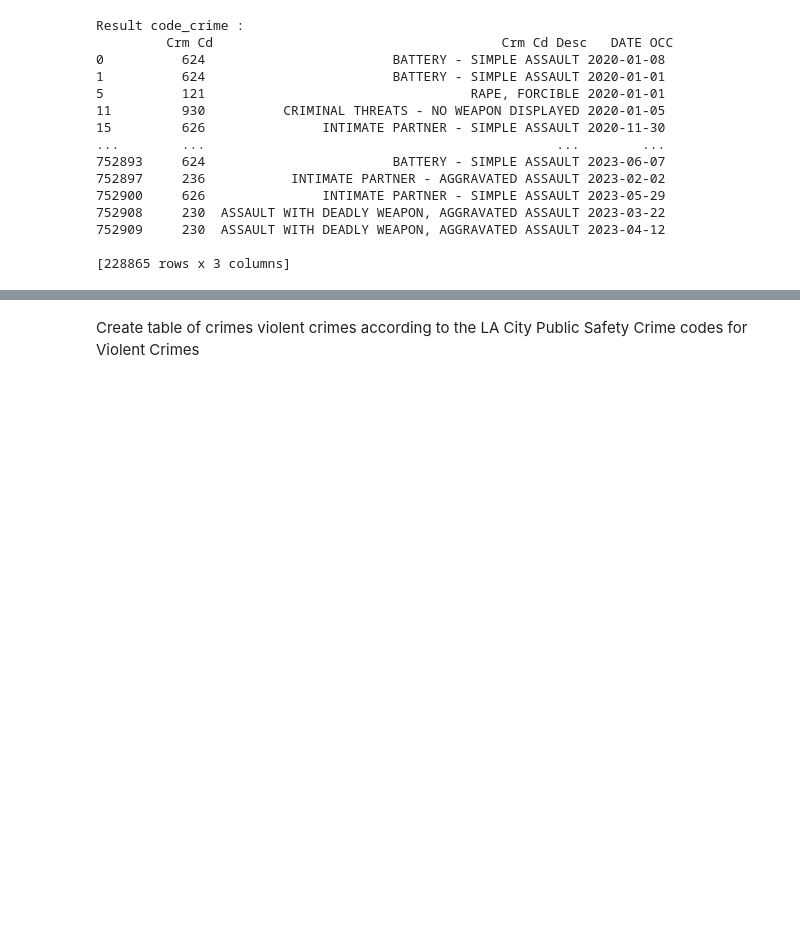
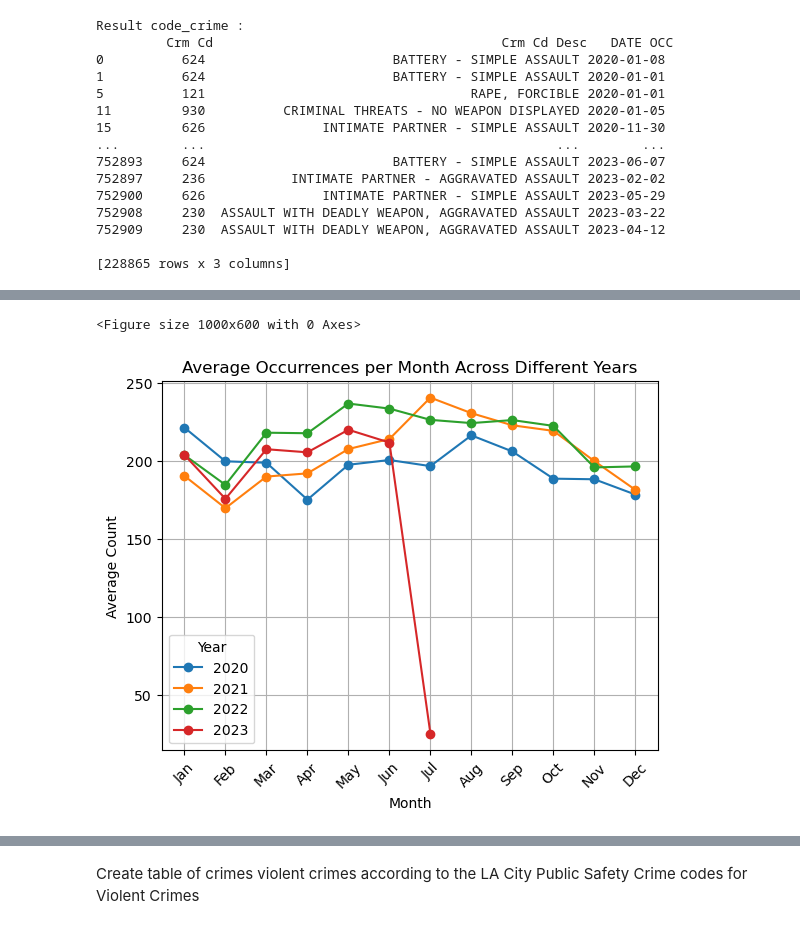
Before and after one commit to Ed-Lovera/AI-PT-Project-1, a Jupyter notebook: Philip/Crimedataframe3.ipynb, the cells around one changed output, grey strips where cells are left out. Drawn from its saved outputs; the diff is of its cells as text; code cells hidden in the pictures; blank space fills up the shorter version.

```diff
--- a/Philip/Crimedataframe3.ipynb
+++ b/Philip/Crimedataframe3.ipynb
@@ -165,0 +166,6 @@ See the caveats in the documentation: https://pandas.pydata.org/pandas-docs/stab
+# %%
+start_date = pd.Timestamp('2020-03-19')
+end_date = pd.Timestamp('2021-01-25')
+Vcrimes_df['DATE OCC'] = pd.to_datetime(df['DATE OCC'])
+Vcrimes_df['Lockdown'] = (Vcrimes_df['DATE OCC'] >= start_date) & (df['DATE OCC'] < end_date)
+Vcrimes_df
@@ -165,0 +211,41 @@ See the caveats in the documentation: https://pandas.pydata.org/pandas-docs/stab
+# %%
+
+#creating new DF only holding crime codes and thier description and lockdown period.
+code_crimeLD=Vcrimes_df[["Crm Cd", "Crm Cd Desc", "DATE OCC", 'Lockdown']]
+
+
+# selecting rows based on condition
+Vcrimes_df_LD = code_crimeLD[code_crimeLD['Crm Cd'].isin(options)]
+
+
+#C_Lockdown_Crm=Vcrimes_df_LD[Vcrimes_df_LD['Lockdown'] == True]
+
+#Non_Lockdown_Crm=Vcrimes_df_LD[Vcrimes_df_LD['Lockdown'] == False]
+# %%
+# Extract month and year
+Vcrimes_df_LD['month'] = Vcrimes_df_LD['DATE OCC'].dt.month
+Vcrimes_df_LD['year'] = Vcrimes_df_LD['DATE OCC'].dt.year
+
+# Group by year, month, and crime description, then calculate the count
+monthly_counts = Vcrimes_df_LD.groupby(['year', 'month', 'Crm Cd Desc'])['Crm Cd'].count().reset_index(name='count')
+
+# Calculate the average count for each month
+monthly_avg = monthly_counts.groupby(['month', 'year'])['count'].mean().reset_index() #Added 'year' to groupby
+
+# Pivot the DataFrame to have years as columns
+pivot_table = monthly_avg.pivot(index='month', columns='year', values='count') # Changed monthly_avg to monthly_counts
+
+# Plotting
+plt.figure(figsize=(10, 6))
+pivot_table.plot(marker='o')
+plt.title('Average Occurrences per Month Across Different Years')
+plt.xlabel('Month')
+plt.ylabel('Average Count')
+plt.xticks(ticks=range(1, 13), labels=['Jan', 'Feb', 'Mar', 'Apr', 'May', 'Jun',
+                                         'Jul', 'Aug', 'Sep', 'Oct', 'Nov', 'Dec'], rotation=45)
+plt.legend(title='Year')
+plt.grid()
+plt.show()
+# %% [output]
+<Figure size 1000x600 with 0 Axes>
+[figure, added]
```
Also changed, not shown: parts of 39 cells of this notebook, 1 other file.
